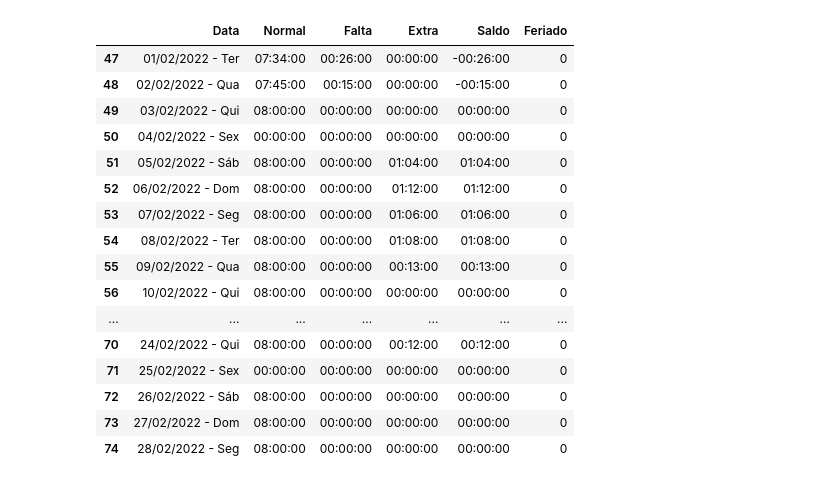
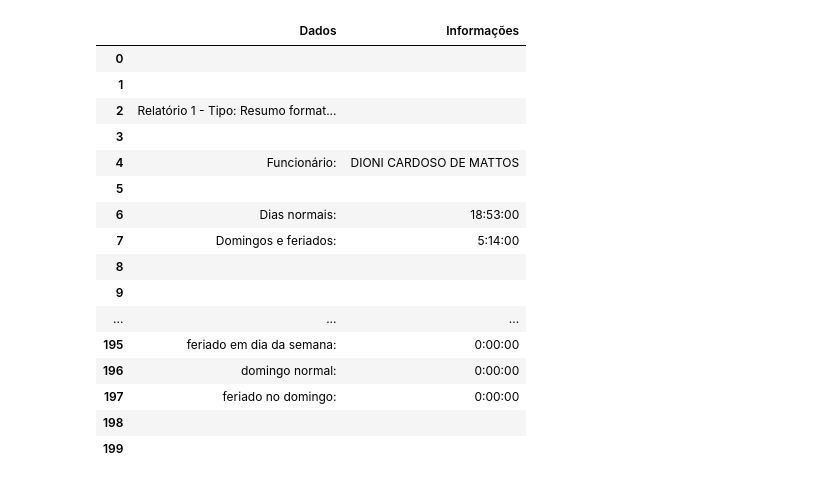
Before and after one commit to rafapk/calcular_horas_extras, a Jupyter notebook: horas.ipynb, the cells around one changed output. Saved outputs shown, nothing was run; the diff lists cells and outputs as text; code cells hidden in the pictures.

```diff
--- a/horas.ipynb
+++ b/horas.ipynb
@@ -3,7 +3,7 @@ import pandas as pd
 import numpy as np
 from datetime import datetime
 import datetime
-df_excel_ne= pd.read_excel('C://Users//finan//Downloads//paisagem_n.xlsx')
+df_excel_ne= pd.read_excel('D://calcular_horas_extras-main//Data//paisagem_n.xlsx')
 pd.set_option("max_rows", None)
 
 
@@ -28,6 +28,8 @@ for i in nome_funcionario:
 
 #print(index_funcionario)
 #df_excel_ne
+
+df_excel_ne.dtypes
 # %% [output]
 DIONI CARDOSO DE MATTOS
 GABRIEL DE OLIVEIRA SILVA
@@ -160,15 +206,18 @@ df_excel_ne.to_excel('C://Users//finan//Downloads//xy.xlsx')
 # %%
 
 
-index_data_vb=[]
-index_data_vb.append(0)
+#index_data_vb=[]
+#index_data_vb.append(0)
 
 
-for i in index_data:
-    index_data_vb.append(i)
+#for i in index_data:
+#    index_data_vb.append(i)
 
-index_data_vb
+#index_data_vb
 
-print(len(index_total))
-print(len(index_data_vb))
+#print(len(index_total))
+#print(len(index_data_vb))
+
+print(index_data)
+print(index_total)
 # %% [output]
@@ -426,22 +597,22 @@ feriado no domingo:
 0:00:00
 ------------------------------------------------------------
 # %%
-df2
+df_horas_extras
 # %% [output]
-|  | Data | Normal | Falta | Extra | Saldo | Feriado |
-| 47 | 01/02/2022 - Ter | 07:34:00 | 00:26:00 | 00:00:00 | -00:26:00 | 0 |
-| 48 | 02/02/2022 - Qua | 07:45:00 | 00:15:00 | 00:00:00 | -00:15:00 | 0 |
-| 49 | 03/02/2022 - Qui | 08:00:00 | 00:00:00 | 00:00:00 | 00:00:00 | 0 |
-| 50 | 04/02/2022 - Sex | 00:00:00 | 00:00:00 | 00:00:00 | 00:00:00 | 0 |
-| 51 | 05/02/2022 - Sáb | 08:00:00 | 00:00:00 | 01:04:00 | 01:04:00 | 0 |
-| 52 | 06/02/2022 - Dom | 08:00:00 | 00:00:00 | 01:12:00 | 01:12:00 | 0 |
-| 53 | 07/02/2022 - Seg | 08:00:00 | 00:00:00 | 01:06:00 | 01:06:00 | 0 |
-| 54 | 08/02/2022 - Ter | 08:00:00 | 00:00:00 | 01:08:00 | 01:08:00 | 0 |
-| 55 | 09/02/2022 - Qua | 08:00:00 | 00:00:00 | 00:13:00 | 00:13:00 | 0 |
-| 56 | 10/02/2022 - Qui | 08:00:00 | 00:00:00 | 00:00:00 | 00:00:00 | 0 |
-| ... | ... | ... | ... | ... | ... | ... |
-| 70 | 24/02/2022 - Qui | 08:00:00 | 00:00:00 | 00:12:00 | 00:12:00 | 0 |
-| 71 | 25/02/2022 - Sex | 00:00:00 | 00:00:00 | 00:00:00 | 00:00:00 | 0 |
-| 72 | 26/02/2022 - Sáb | 08:00:00 | 00:00:00 | 00:00:00 | 00:00:00 | 0 |
-| 73 | 27/02/2022 - Dom | 08:00:00 | 00:00:00 | 00:00:00 | 00:00:00 | 0 |
-| 74 | 28/02/2022 - Seg | 08:00:00 | 00:00:00 | 00:00:00 | 00:00:00 | 0 |
+|  | Dados | Informações |
+| 0 |  |  |
+| 1 |  |  |
+| 2 | Relatório 1 - Tipo: Resumo format... |  |
+| 3 |  |  |
+| 4 | Funcionário: | DIONI CARDOSO DE MATTOS |
+| 5 |  |  |
+| 6 | Dias normais: | 18:53:00 |
+| 7 | Domingos e feriados: | 5:14:00 |
+| 8 |  |  |
+| 9 |  |  |
+| ... | ... | ... |
+| 195 | feriado em dia da semana: | 0:00:00 |
+| 196 | domingo normal: | 0:00:00 |
+| 197 | feriado no domingo: | 0:00:00 |
+| 198 |  |  |
+| 199 |  |  |
```
Also changed, not shown: parts of 13 cells of this notebook.
